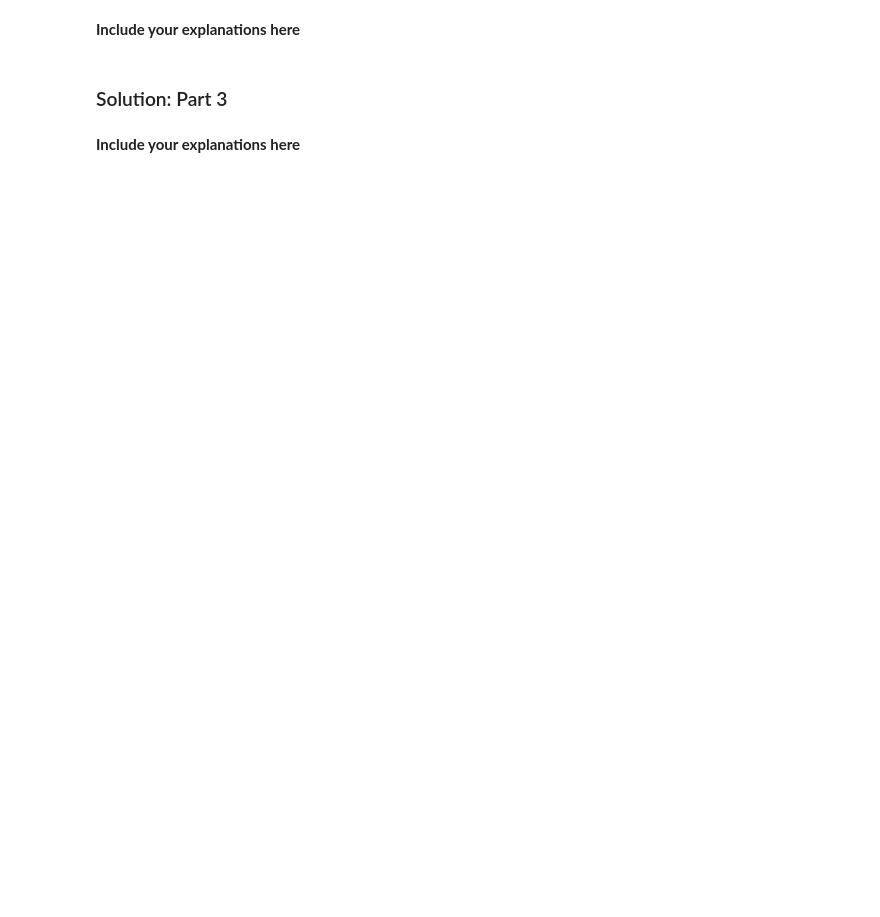
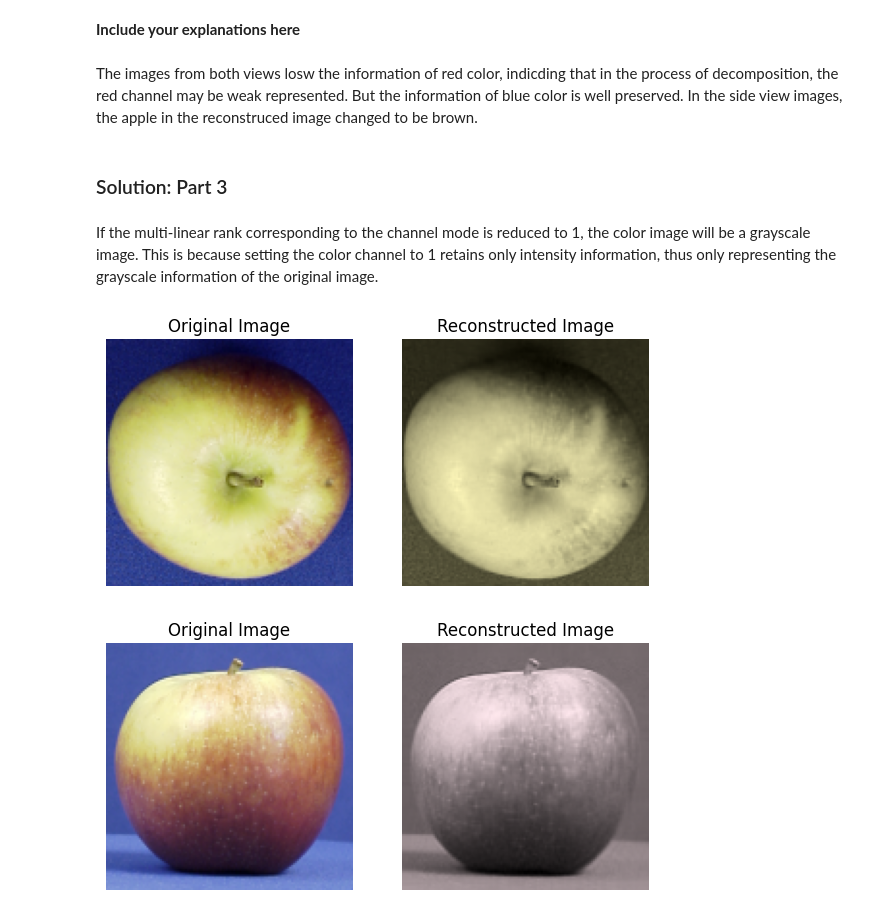
Before and after one commit to 111495zjy/ASP_coursework, a Jupyter notebook: notebooks/3_Tucker_decomposition_and_applications.ipynb, the cells around one changed output. Cells and saved outputs as stored; diff of their text form; code cells hidden in the pictures; blank space fills up the shorter version.

```diff
--- a/notebooks/3_Tucker_decomposition_and_applications.ipynb
+++ b/notebooks/3_Tucker_decomposition_and_applications.ipynb
@@ -279,6 +338,29 @@ For this assignment you are provided with function `get_image()` which requires
 # %% [markdown]
 **Include your explanations here**
+# %% [markdown]
+The images from both views losw the information of red color, indicding that in the process of decomposition, the red channel may be weak represented. But the information of blue color is well preserved. In the side view images, the apple in the reconstruced image changed to be brown.
 # %% [markdown]
 ### Solution: Part 3
-# %% [markdown]
-**Include your explanations here**
+# %% [markdown]
+If the multi-linear rank corresponding to the channel mode is reduced to 1, the color image will be a grayscale image. This is because setting the color channel to 1 retains only intensity information, thus only representing the grayscale information of the original image.
+# %%
+# Create tensors from images
+apple_top = get_image(item="apple", view="top")
+tensor_top = Tensor(apple_top)
+apple_side = get_image(item="apple", view="side")
+tensor_side = Tensor(apple_side)
+# Perform decomposition
+algorithm = HOSVD()
+tensor_tkd_top = algorithm.decompose(tensor_top, rank=(50, 50, 1))
+tensor_tkd_side = algorithm.decompose(tensor_side, rank=(50, 50, 1))
+# Reconstruction
+
+tensor_rec_top  = tensor_tkd_top.reconstruct()
+
+tensor_rec_side = tensor_tkd_side.reconstruct()
+# Plot original and reconstructed images side by side
+plot_tensors(tensor_top, tensor_rec_top)
+plot_tensors(tensor_side, tensor_rec_side)
+# %% [output]
+[figure, added]
+[figure, added]
```
Also changed, not shown: parts of 14 cells of this notebook.
